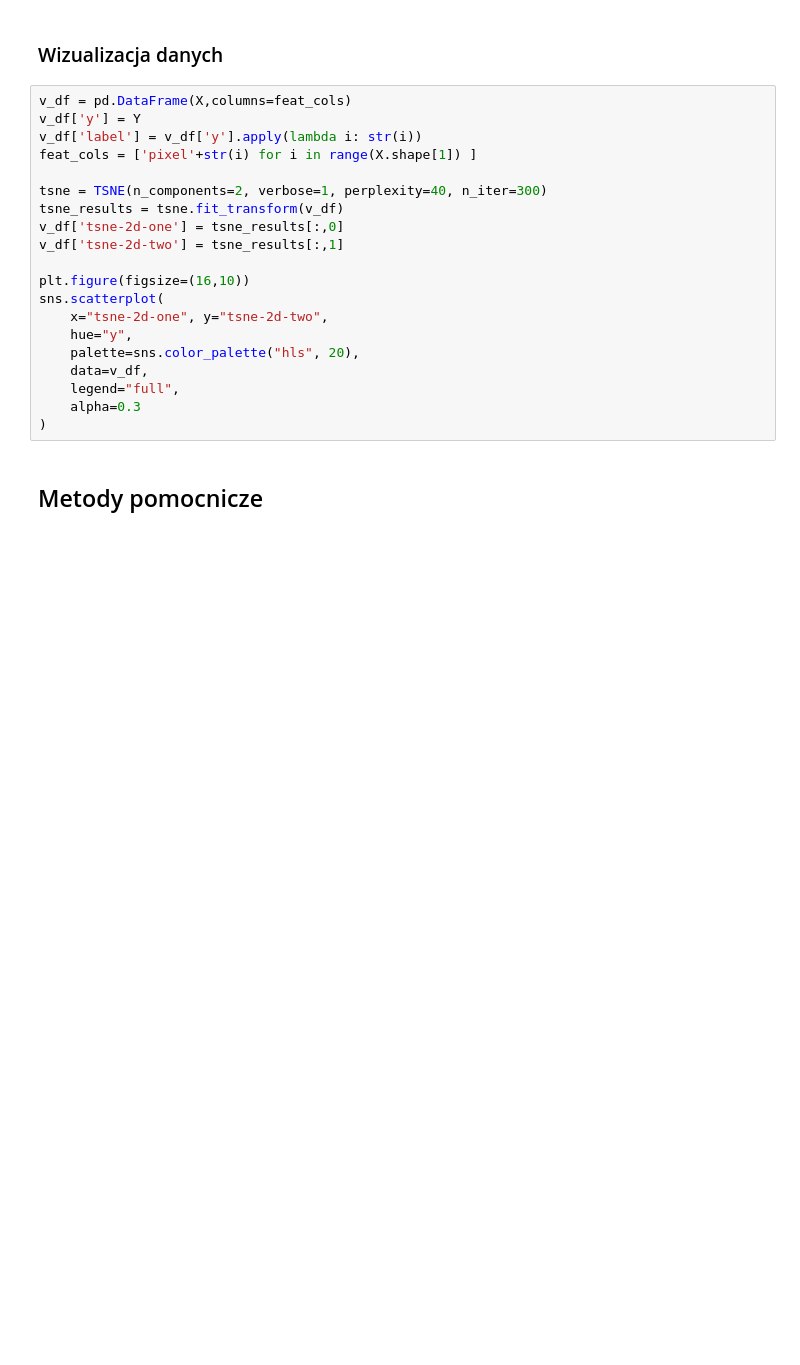
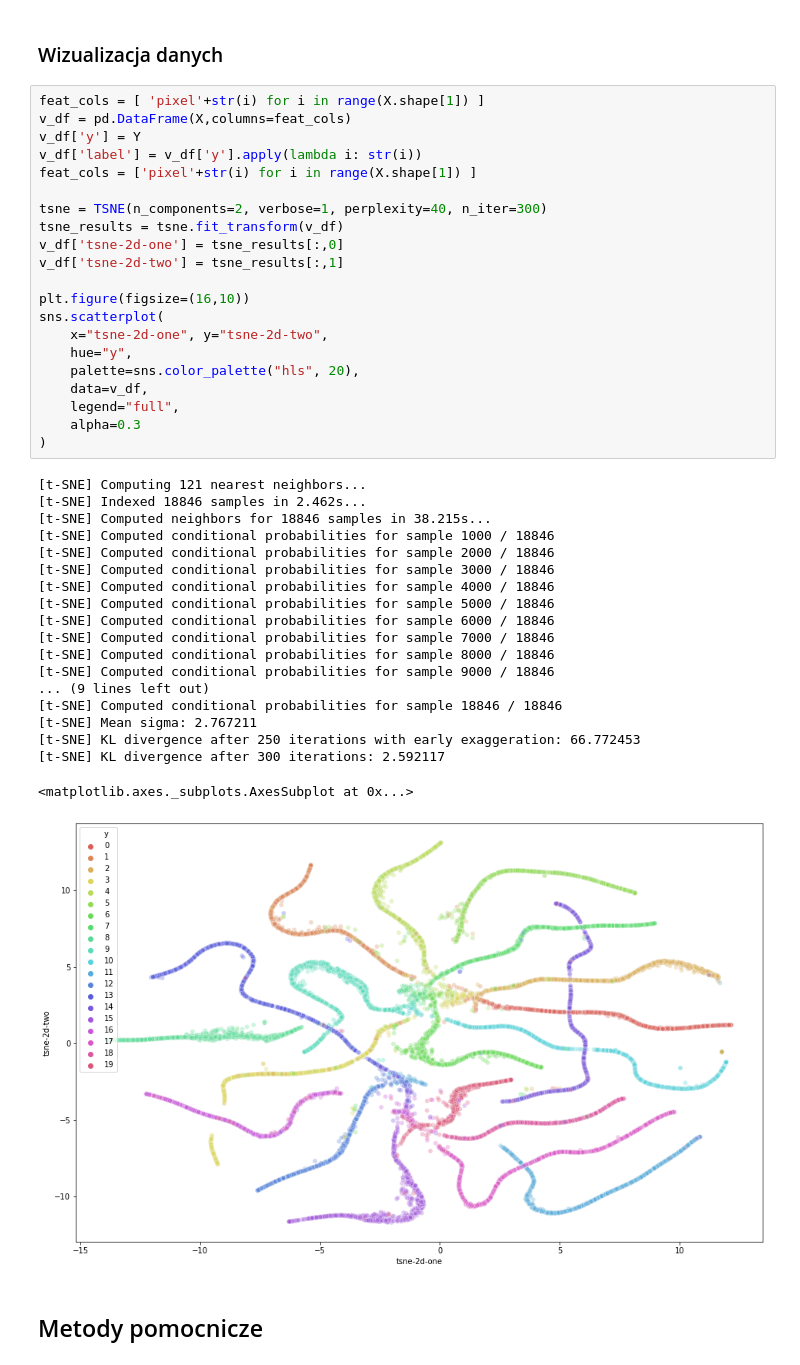
Before and after one commit to pszemkor/ML-AdaBoost-NN-comparison, a Jupyter notebook: ML-proj.ipynb, the cells around one changed output. Cells and saved outputs as stored; diff of their text form; blank space fills up the shorter version.

```diff
--- a/ML-proj.ipynb
+++ b/ML-proj.ipynb
@@ -65,25 +48,46 @@ X_train, X_test, Y_train, Y_test = train_test_split(X, Y, test_size=0.2, random_
 # %% [markdown]
 ### Wizualizacja danych
 # %%
+feat_cols = [ 'pixel'+str(i) for i in range(X.shape[1]) ]
 v_df = pd.DataFrame(X,columns=feat_cols)
 v_df['y'] = Y
 v_df['label'] = v_df['y'].apply(lambda i: str(i))
 feat_cols = ['pixel'+str(i) for i in range(X.shape[1]) ]
 
 tsne = TSNE(n_components=2, verbose=1, perplexity=40, n_iter=300)
 tsne_results = tsne.fit_transform(v_df)
 v_df['tsne-2d-one'] = tsne_results[:,0]
 v_df['tsne-2d-two'] = tsne_results[:,1]
 
 plt.figure(figsize=(16,10))
 sns.scatterplot(
     x="tsne-2d-one", y="tsne-2d-two",
     hue="y",
     palette=sns.color_palette("hls", 20),
     data=v_df,
     legend="full",
     alpha=0.3
 )
+# %% [output]
+[t-SNE] Computing 121 nearest neighbors...
+[t-SNE] Indexed 18846 samples in 2.462s...
+[t-SNE] Computed neighbors for 18846 samples in 38.215s...
+[t-SNE] Computed conditional probabilities for sample 1000 / 18846
+[t-SNE] Computed conditional probabilities for sample 2000 / 18846
+[t-SNE] Computed conditional probabilities for sample 3000 / 18846
+[t-SNE] Computed conditional probabilities for sample 4000 / 18846
+[t-SNE] Computed conditional probabilities for sample 5000 / 18846
+[t-SNE] Computed conditional probabilities for sample 6000 / 18846
+[t-SNE] Computed conditional probabilities for sample 7000 / 18846
+[t-SNE] Computed conditional probabilities for sample 8000 / 18846
+[t-SNE] Computed conditional probabilities for sample 9000 / 18846
+... (9 lines left out)
+[t-SNE] Computed conditional probabilities for sample 18846 / 18846
+[t-SNE] Mean sigma: 2.767211
+[t-SNE] KL divergence after 250 iterations with early exaggeration: 66.772453
+[t-SNE] KL divergence after 300 iterations: 2.592117
+<matplotlib.axes._subplots.AxesSubplot at 0x...>
+[figure, added]
 # %% [markdown]
 ## Metody pomocnicze
 # %%
```
Also changed, not shown: parts of 18 cells of this notebook.
